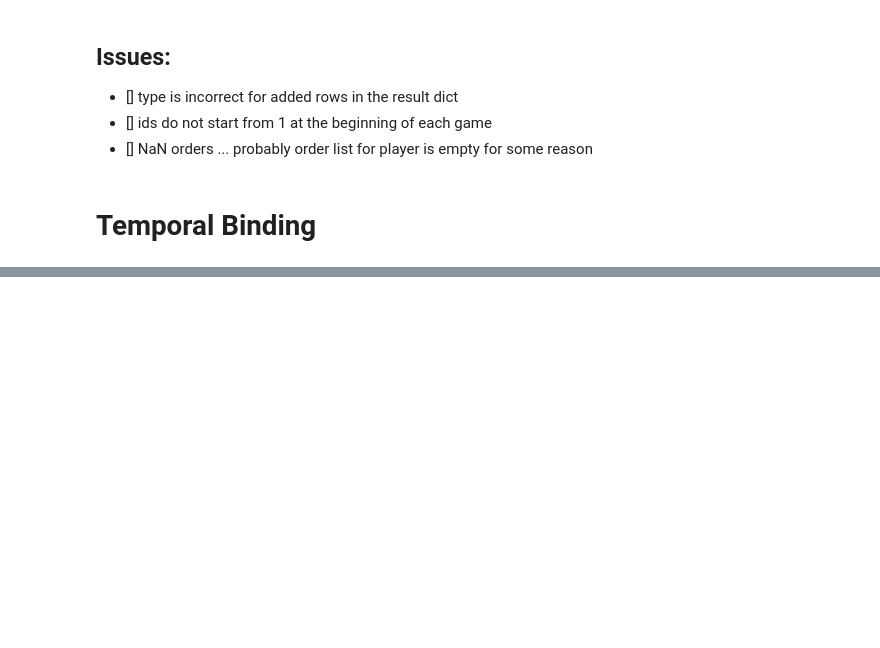
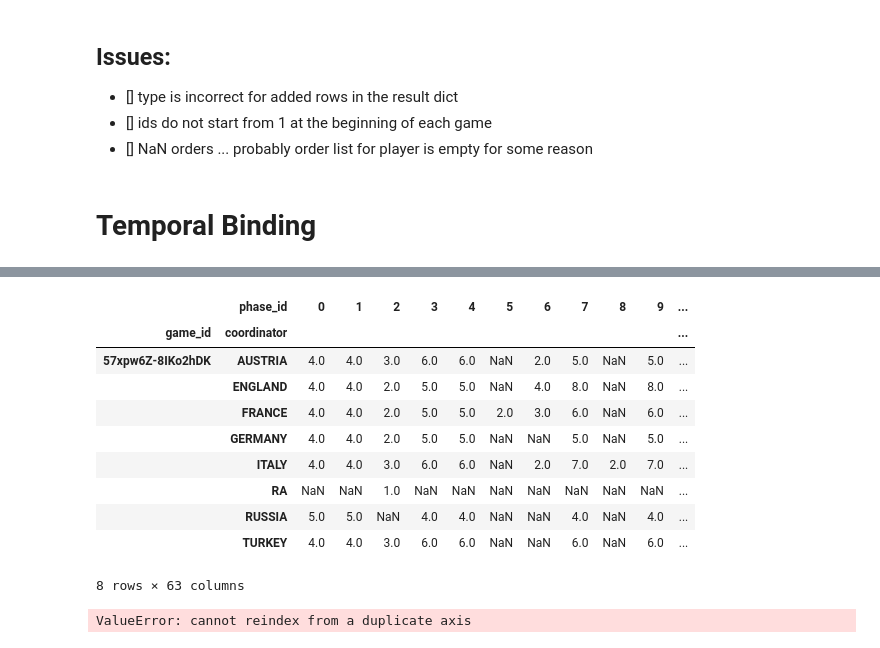
Before and after one commit to amimem/agent_abstraction, a Jupyter notebook: notebooks/diplomacy.ipynb, the cells around one changed output, grey strips where cells are left out. Drawn from its saved outputs; the diff is of its cells as text; code cells hidden in the pictures; blank space fills up the shorter version.

```diff
--- a/notebooks/diplomacy.ipynb
+++ b/notebooks/diplomacy.ipynb
@@ -155,7 +283,7 @@ def assign_unit_id(phase_df, source_unit_id_map, dest_unit_id_map, _id):
     for idx, row in phase_df.iterrows():
 
         # if current location or type of army in invalid skip the row (we only deal with valid orders)
-        if row['type'] == 'N':
+        if row['action'] == -1 or row['type'] == 'N':
             continue
 
         # get the current location of the unit
@@ -196,6 +324,9 @@ def assign_unit_id(phase_df, source_unit_id_map, dest_unit_id_map, _id):
                     if dest_unit not in dest_unit_id_map:
                         dest_unit_id_map[dest_unit] = source_unit_id_map.pop(source_unit)
                 elif 'disband' in result:
+                    if len(result) > 1:
+                        if 'void' in result:
+                                print(result)
                     source_unit_id_map.pop(source_unit)
 
         elif row['action'] == 'D':
@@ -220,9 +351,18 @@ def assign_unit_id(phase_df, source_unit_id_map, dest_unit_id_map, _id):
             assert source_unit in source_unit_id_map
 
         # for added result rows
-        elif row['action'] == 'N':
+        elif row['action'] == -2:
+            result = row['results']
             assert source_unit in source_unit_id_map
-
+            if isinstance(result, list):
+                if len(result) == 0:
+                    source_unit_id_map.pop(source_unit)
+                elif 'disband' in result and 'void' not in result:
+                    source_unit_id_map.pop(source_unit)
+                    # print("disband")
+                elif 'disband' in result and 'void' in result:
+                    # print("void disband")
+                    pass
         else:
             print("invalid action", row)
 
@@ -268,2 +487,14 @@ cdf[spring_fall_phases].groupby(["game_id","coordinator","phase_id"])["unique_un
 # %%
-cdf[spring_fall_phases].groupby(["game_id","coordinator","phase_id"])["unique_unit_id"].nunique().unstack()
+cdf.groupby(["game_id","coordinator","phase_id"])["unique_unit_id"].nunique().unstack().head(8)
+# %% [output]
+|  | phase_id | 0 | 1 | 2 | 3 | 4 | 5 | 6 | 7 | 8 | 9 | ... |
+| game_id | coordinator |  |  |  |  |  |  |  |  |  |  | ... |
+| 57xpw6Z-8IKo2hDK | AUSTRIA | 4.0 | 4.0 | 3.0 | 6.0 | 6.0 | NaN | 2.0 | 5.0 | NaN | 5.0 | ... |
+|  | ENGLAND | 4.0 | 4.0 | 2.0 | 5.0 | 5.0 | NaN | 4.0 | 8.0 | NaN | 8.0 | ... |
+|  | FRANCE | 4.0 | 4.0 | 2.0 | 5.0 | 5.0 | 2.0 | 3.0 | 6.0 | NaN | 6.0 | ... |
+|  | GERMANY | 4.0 | 4.0 | 2.0 | 5.0 | 5.0 | NaN | NaN | 5.0 | NaN | 5.0 | ... |
+|  | ITALY | 4.0 | 4.0 | 3.0 | 6.0 | 6.0 | NaN | 2.0 | 7.0 | 2.0 | 7.0 | ... |
+|  | RA | NaN | NaN | 1.0 | NaN | NaN | NaN | NaN | NaN | NaN | NaN | ... |
+|  | RUSSIA | 5.0 | 5.0 | NaN | 4.0 | 4.0 | NaN | NaN | 4.0 | NaN | 4.0 | ... |
+|  | TURKEY | 4.0 | 4.0 | 3.0 | 6.0 | 6.0 | NaN | NaN | 6.0 | NaN | 6.0 | ... |
+8 rows × 63 columns
@@ -277,6 +501,10 @@ games
 # %%
 from pprint import pprint
 import json
+# %%
+cdf[spring_fall_phases].loc[cdf["game_id"] == "57xpw6Z-8IKo2hDK"]
+# %% [output]
+ValueError: cannot reindex from a duplicate axis
 # %%
 for game in games_jsons:
     if game['id'] == "57xpw6Z-8IKo2hDK":
```
Also changed, not shown: parts of 22 cells of this notebook.
